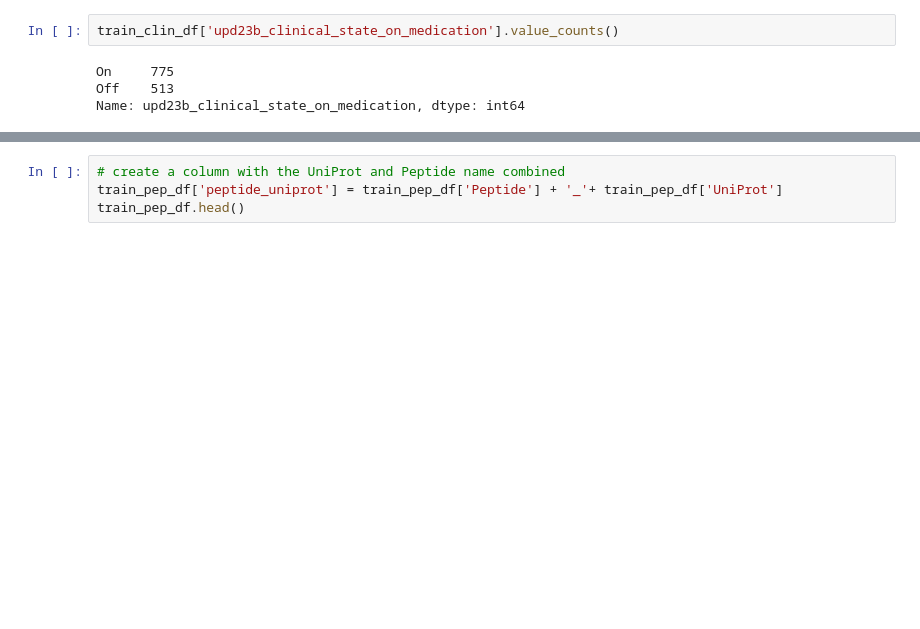
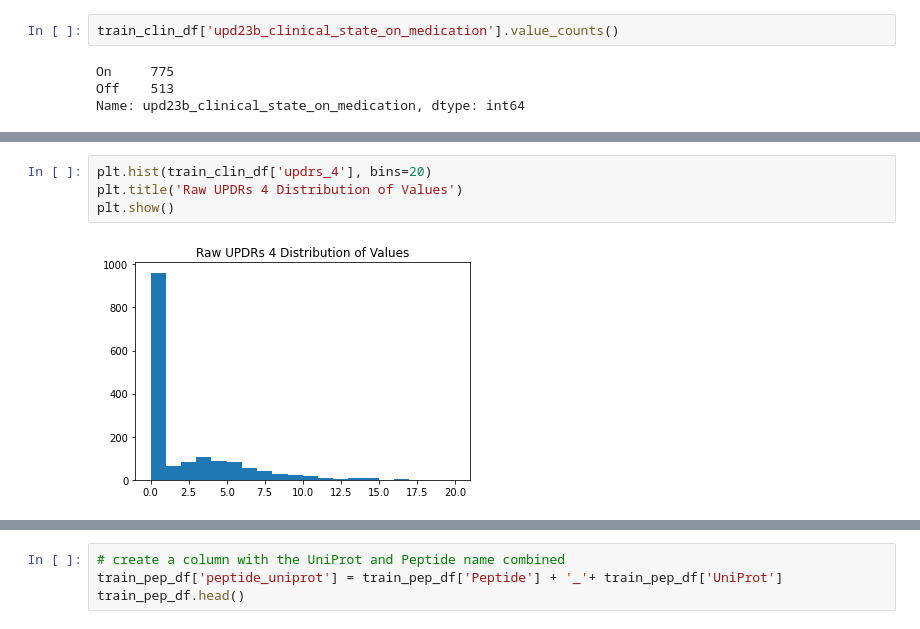
Before and after one commit to dagartga/Boosted-Models-for-Parkinsons-Prediction, a Jupyter notebook: parkinsons_1/notebooks/EDA_RandomForest.ipynb, the cells around one changed output, grey strips where cells are left out. Cells and saved outputs as stored; diff of their text form; blank space fills up the shorter version.

```diff
--- a/parkinsons_1/notebooks/EDA_RandomForest.ipynb
+++ b/parkinsons_1/notebooks/EDA_RandomForest.ipynb
@@ -126,0 +198,6 @@ train_prot_df.head()
+# %%
+plt.hist(train_clin_df['updrs_4'], bins=20)
+plt.title('Raw UPDRs 4 Distribution of Values')
+plt.show()
+# %% [output]
+[figure, added]
```
Also changed, not shown: parts of 41 cells of this notebook, 3 other files.
